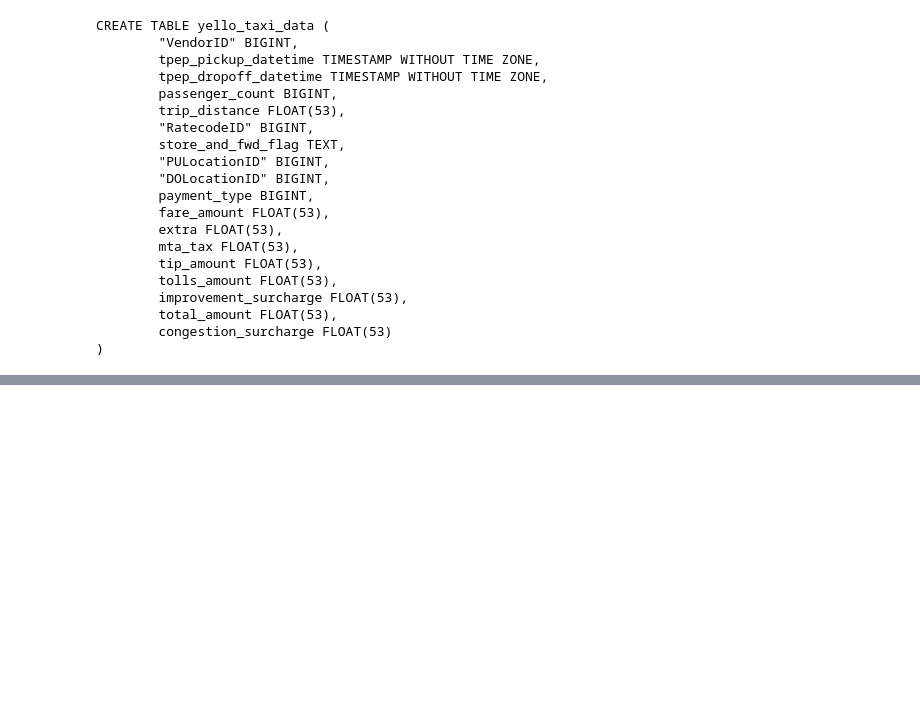
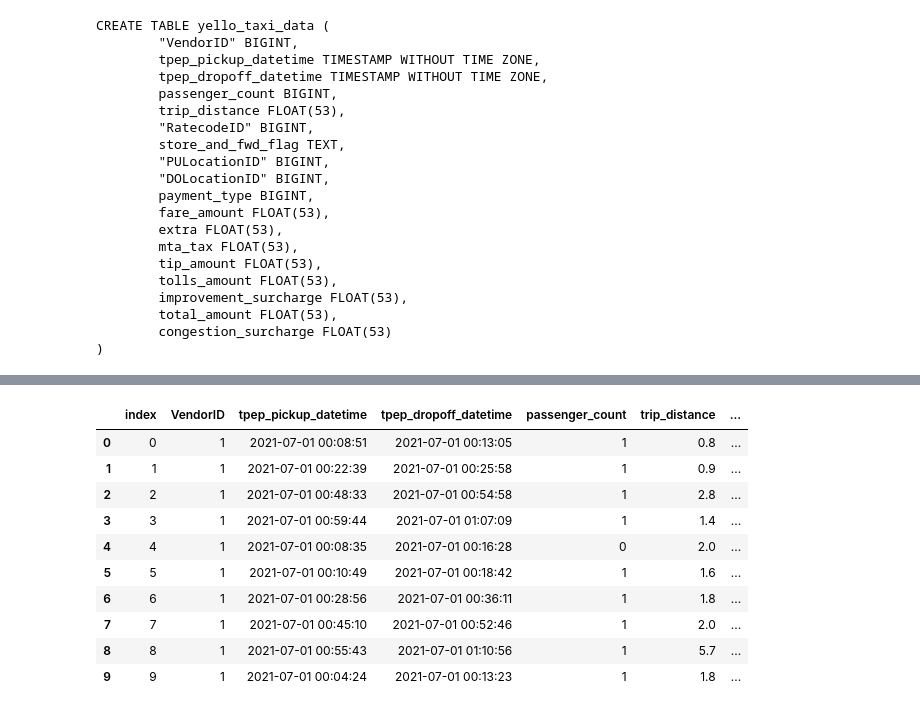
Before and after one commit to minnminncherry/DE_Zoomcamp, a Jupyter notebook: docker_terraform/upload_data.ipynb, the cells around one changed output, grey strips where cells are left out. Drawn from its saved outputs; the diff is of its cells as text; code cells hidden in the pictures; blank space fills up the shorter version.

Commit message:
add new file for loading data csv to postgres

```diff
--- a/docker_terraform/upload_data.ipynb
+++ b/docker_terraform/upload_data.ipynb
@@ -153 +153,16 @@ insert another chuk, took 1.185 sechond
 StopIteration:
+# %%
+query = "select * from yellow_taxi_data limit 10"
+pd.read_sql(query, con = engine)
+# %% [output]
+|  | index | VendorID | tpep_pickup_datetime | tpep_dropoff_datetime | passenger_count | trip_distance | ... |
+| 0 | 0 | 1 | 2021-07-01 00:08:51 | 2021-07-01 00:13:05 | 1 | 0.8 | ... |
+| 1 | 1 | 1 | 2021-07-01 00:22:39 | 2021-07-01 00:25:58 | 1 | 0.9 | ... |
+| 2 | 2 | 1 | 2021-07-01 00:48:33 | 2021-07-01 00:54:58 | 1 | 2.8 | ... |
+| 3 | 3 | 1 | 2021-07-01 00:59:44 | 2021-07-01 01:07:09 | 1 | 1.4 | ... |
+| 4 | 4 | 1 | 2021-07-01 00:08:35 | 2021-07-01 00:16:28 | 0 | 2.0 | ... |
+| 5 | 5 | 1 | 2021-07-01 00:10:49 | 2021-07-01 00:18:42 | 1 | 1.6 | ... |
+| 6 | 6 | 1 | 2021-07-01 00:28:56 | 2021-07-01 00:36:11 | 1 | 1.8 | ... |
+| 7 | 7 | 1 | 2021-07-01 00:45:10 | 2021-07-01 00:52:46 | 1 | 2.0 | ... |
+| 8 | 8 | 1 | 2021-07-01 00:55:43 | 2021-07-01 01:10:56 | 1 | 5.7 | ... |
+| 9 | 9 | 1 | 2021-07-01 00:04:24 | 2021-07-01 00:13:23 | 1 | 1.8 | ... |
```
Also changed, not shown: parts of 3 cells of this notebook, 3 other files.
